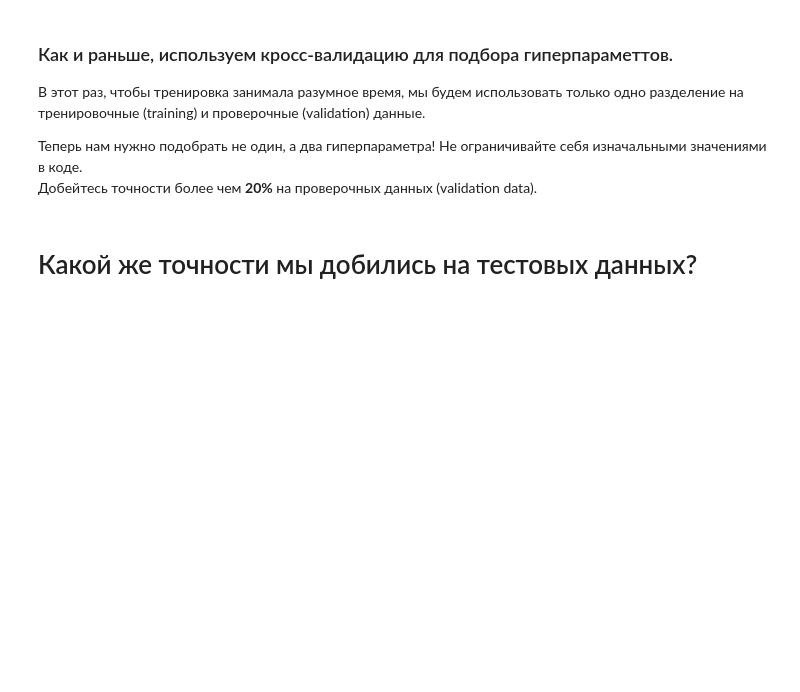
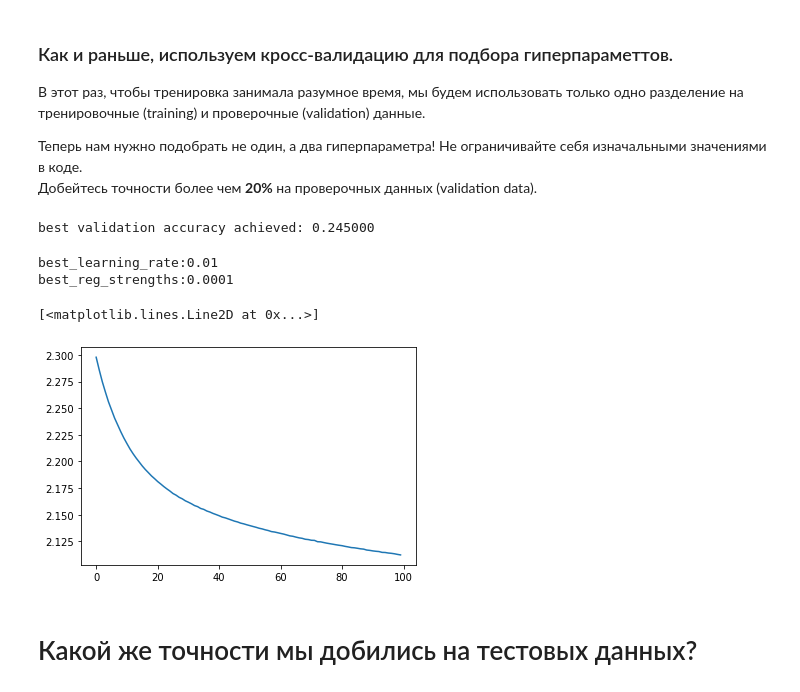
Before and after one commit to PsychoXgod/dlcourse_ai, a Jupyter notebook: assignments/assignment1/Linear classifier.ipynb, the cells around one changed output. Saved outputs shown, nothing was run; the diff lists cells and outputs as text; code cells hidden in the pictures; blank space fills up the shorter version.

```diff
--- a/assignments/assignment1/Linear classifier.ipynb
+++ b/assignments/assignment1/Linear classifier.ipynb
@@ -296,7 +259,7 @@ accuracy = multiclass_accuracy(pred, val_y)
 print("Accuracy: ", accuracy)
 
 # Now, let's train more and see if it performs better
-classifier.fit(train_X, train_y, epochs=100, learning_rate=1e-3, batch_size=300, reg=1e1)
+classifier.fit(train_X, train_y, epochs=100, learning_rate=1e-3, batch_size=200, reg=1e-1)
 accuracy = multiclass_accuracy(pred, val_y)
 print("Accuracy after training for 100 epochs: ", accuracy)
 # %% [output]
@@ -311,29 +274,44 @@ Accuracy after training for 100 epochs:  0.119
 Добейтесь точности более чем **20%** на проверочных данных (validation data).
 # %%
 num_epochs = 100
-batch_size = 300
+batch_size = 200
 
-learning_rates = [1e-3, 1e-4, 1e-5, 1e-6]
-reg_strengths = [1e-4, 1e-5, 1e-6, 1e-7]
+learning_rates = [1e-3,1e-5, 0.15, 1e-2]
+reg_strengths = [1e-4,1e-6, 1e-1, 1e-2]
 
 best_classifier = None
-best_val_accuracy = None
-
+best_val_accuracy = 0
+best_learning_rate = 0
+best_reg_strengths = 0
+best_loss_history = None
 # TODO use validation set to find the best hyperparameters
 # hint: for best results, you might need to try more values for learning rate and regularization strength
 # than provided initially
-classifier = linear_classifer.LinearSoftmaxClassifier()
 for learning_rate in learning_rates:
     for reg_ in reg_strengths:
-        classifier.fit(train_X, train_y, epochs=num_epochs, learning_rate=learning_rate, batch_size=batch_size, reg=reg_)
+        classifier = linear_classifer.LinearSoftmaxClassifier()
+        loss_history = classifier.fit(train_X, train_y, epochs=num_epochs, learning_rate=learning_rate, batch_size=batch_size, reg=reg_)
         pred = classifier.predict(val_X)
         accuracy = multiclass_accuracy(pred, val_y)
-        if best_val_accuracy is None:
-            best_val_accuracy = accuracy
-        elif accuracy > best_val_accuracy:
+        if accuracy > best_val_accuracy:
             best_val_accuracy = accuracy
             best_classifier = classifier
+            best_loss_history = loss_history
+            best_learning_rate = learning_rate
+            best_reg_strengths = reg_
 print('best validation accuracy achieved: %f' % best_val_accuracy)
+# %% [output]
+best validation accuracy achieved: 0.245000
+# %%
+print(f"best_learning_rate:{best_learning_rate}\nbest_reg_strengths:{best_reg_strengths}")
+# %% [output]
+best_learning_rate:0.01
+best_reg_strengths:0.0001
+# %%
+plt.plot(best_loss_history)
+# %% [output]
+[<matplotlib.lines.Line2D at 0x...>]
+[figure, added]
 # %% [markdown]
 # Какой же точности мы добились на тестовых данных?
 # %%
```
Also changed, not shown: parts of 4 cells of this notebook, 6 other files.
